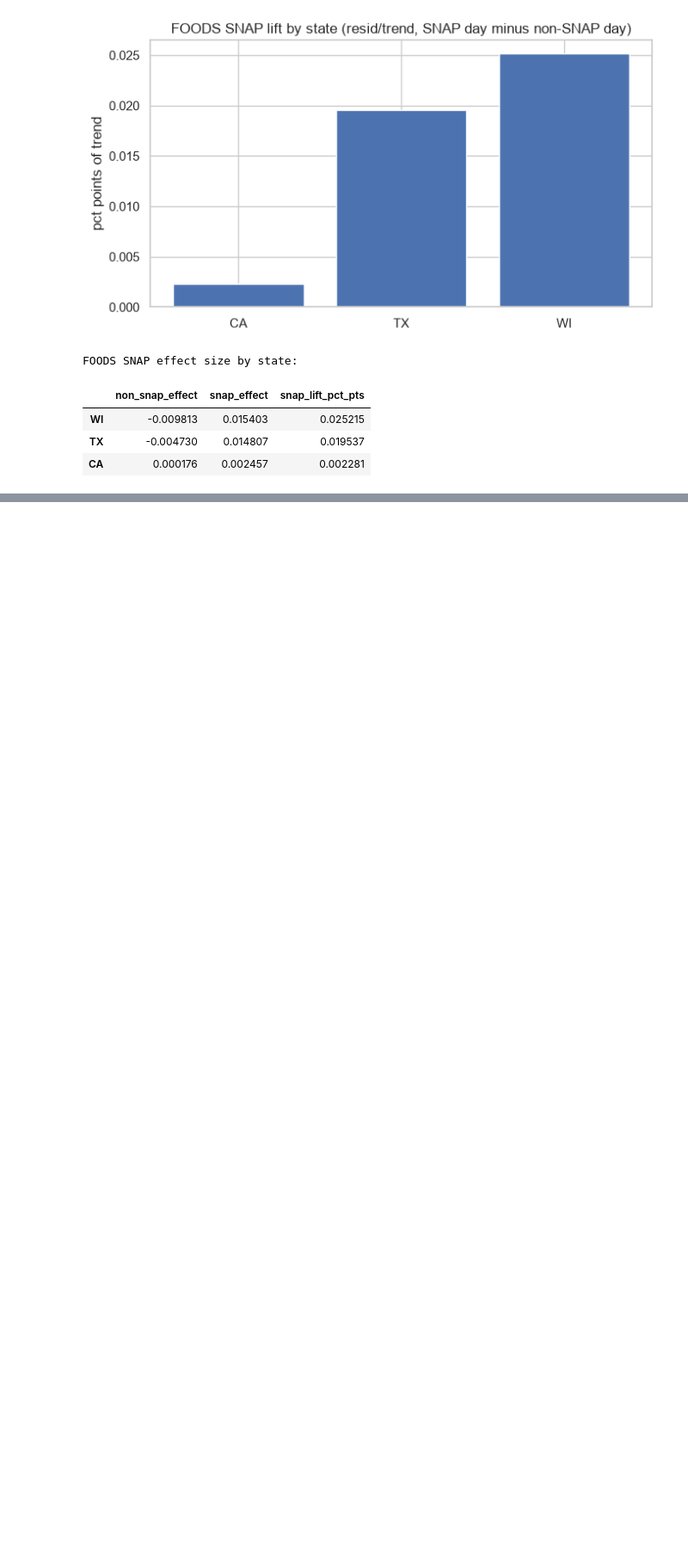
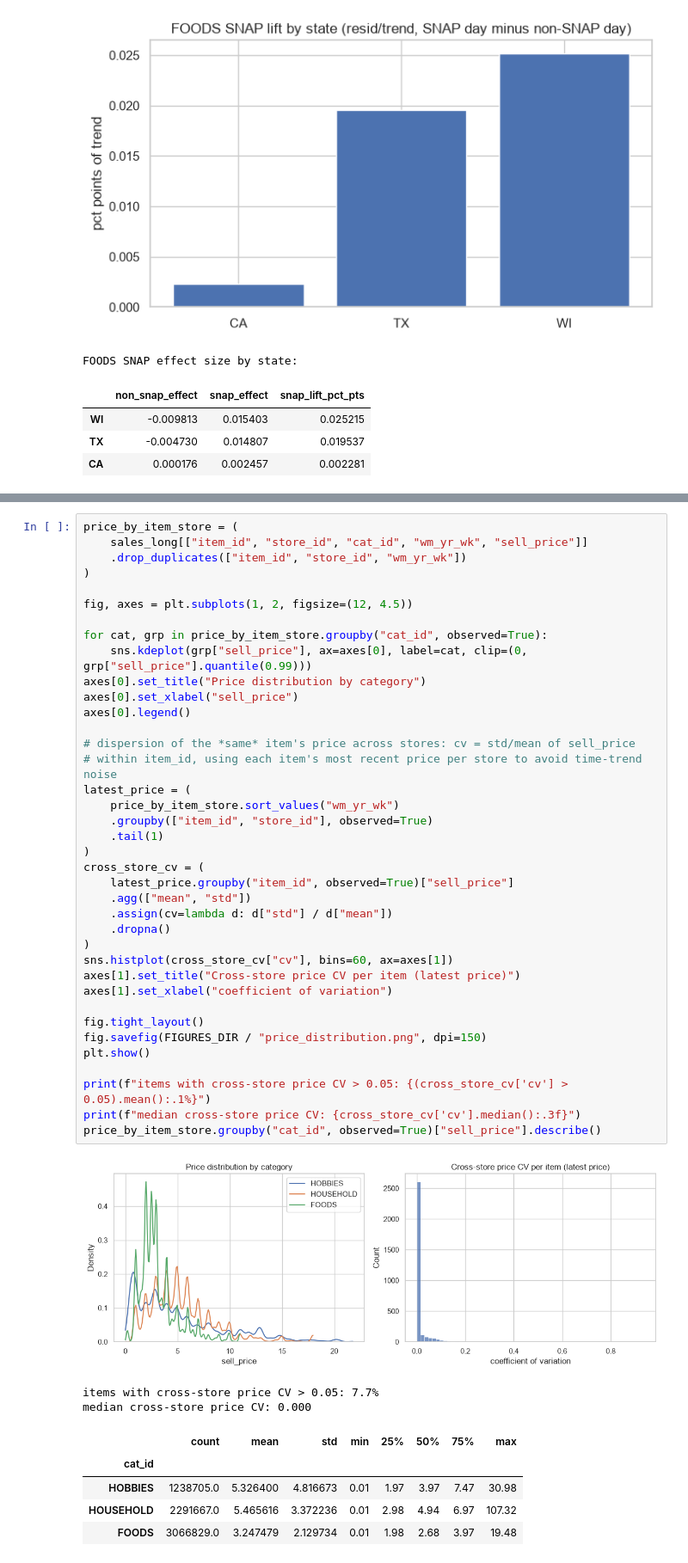
Before and after one commit to traha-89/M5_Forecasting_Accuracy, a Jupyter notebook: notebooks/02_eda.ipynb, the cells around one changed output, grey strips where cells are left out. Shown at 86% size. Cells and saved outputs as stored; diff of their text form; blank space fills up the shorter version.

```diff
--- a/notebooks/02_eda.ipynb
+++ b/notebooks/02_eda.ipynb
@@ -370,0 +596,47 @@ FOODS SNAP effect size by state:
+# %%
+price_by_item_store = (
+    sales_long[["item_id", "store_id", "cat_id", "wm_yr_wk", "sell_price"]]
+    .drop_duplicates(["item_id", "store_id", "wm_yr_wk"])
+)
+
+fig, axes = plt.subplots(1, 2, figsize=(12, 4.5))
+
+for cat, grp in price_by_item_store.groupby("cat_id", observed=True):
+    sns.kdeplot(grp["sell_price"], ax=axes[0], label=cat, clip=(0, grp["sell_price"].quantile(0.99)))
+axes[0].set_title("Price distribution by category")
+axes[0].set_xlabel("sell_price")
+axes[0].legend()
+
+# dispersion of the *same* item's price across stores: cv = std/mean of sell_price
+# within item_id, using each item's most recent price per store to avoid time-trend noise
+latest_price = (
+    price_by_item_store.sort_values("wm_yr_wk")
+    .groupby(["item_id", "store_id"], observed=True)
+    .tail(1)
+)
+cross_store_cv = (
+    latest_price.groupby("item_id", observed=True)["sell_price"]
+    .agg(["mean", "std"])
+    .assign(cv=lambda d: d["std"] / d["mean"])
+    .dropna()
+)
+sns.histplot(cross_store_cv["cv"], bins=60, ax=axes[1])
+axes[1].set_title("Cross-store price CV per item (latest price)")
+axes[1].set_xlabel("coefficient of variation")
+
+fig.tight_layout()
+fig.savefig(FIGURES_DIR / "price_distribution.png", dpi=150)
+plt.show()
+
+print(f"items with cross-store price CV > 0.05: {(cross_store_cv['cv'] > 0.05).mean():.1%}")
+print(f"median cross-store price CV: {cross_store_cv['cv'].median():.3f}")
+price_by_item_store.groupby("cat_id", observed=True)["sell_price"].describe()
+# %% [output]
+[figure, added]
+items with cross-store price CV > 0.05: 7.7%
+median cross-store price CV: 0.000
+|  | count | mean | std | min | 25% | 50% | 75% | max |
+| cat_id |  |  |  |  |  |  |  |  |
+| HOBBIES | 1238705.0 | 5.326400 | 4.816673 | 0.01 | 1.97 | 3.97 | 7.47 | 30.98 |
+| HOUSEHOLD | 2291667.0 | 5.465616 | 3.372236 | 0.01 | 2.98 | 4.94 | 6.97 | 107.32 |
+| FOODS | 3066829.0 | 3.247479 | 2.129734 | 0.01 | 1.98 | 2.68 | 3.97 | 19.48 |
```
Also changed, not shown: parts of 29 cells of this notebook, 14 other files.
